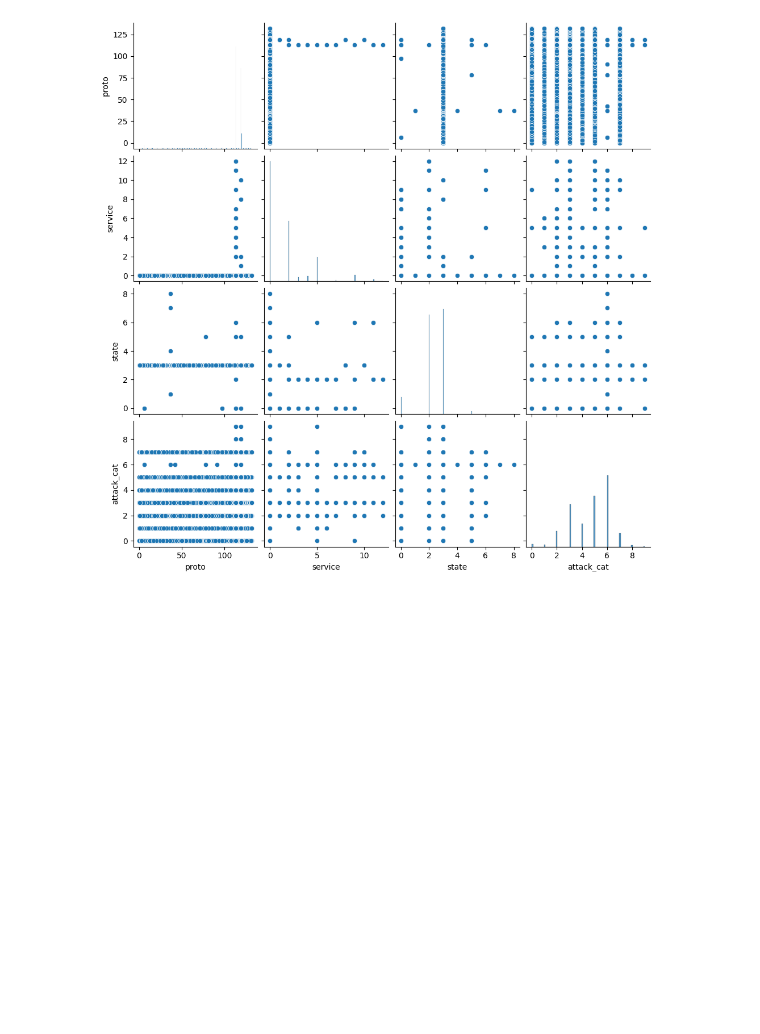
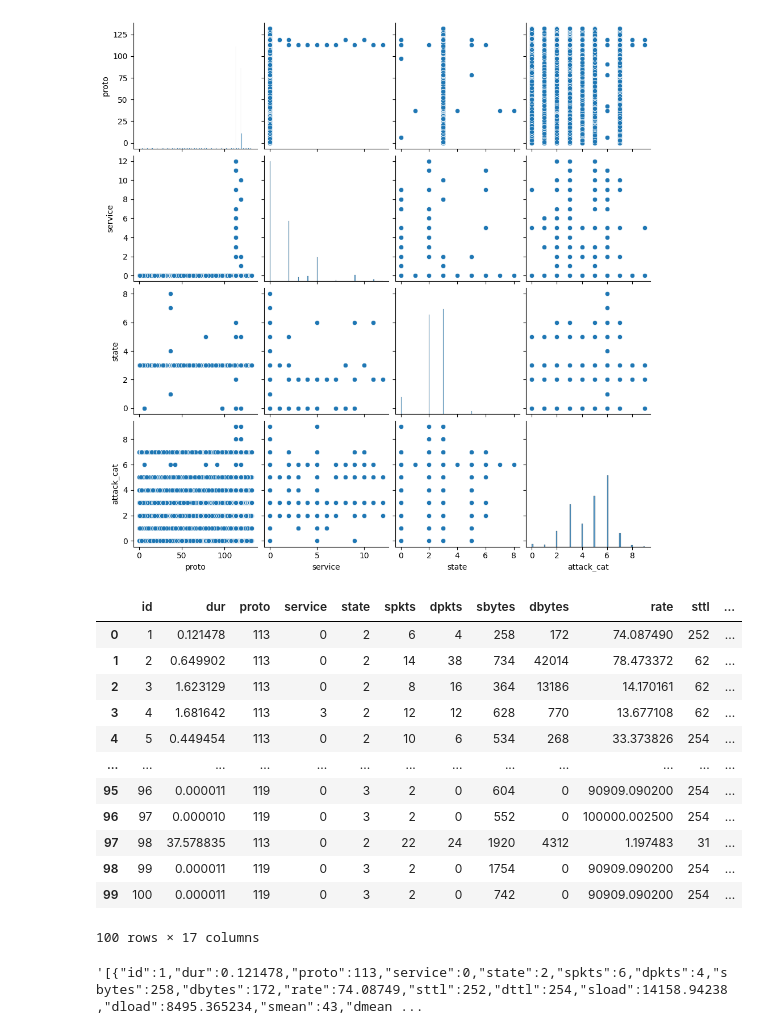
Before and after one commit to iampkumar02/task_, a Jupyter notebook: cleaning_preprocessing.ipynb, the cells around one changed output. Saved outputs shown, nothing was run; the diff lists cells and outputs as text; code cells hidden in the pictures; blank space fills up the shorter version.

```diff
--- a/cleaning_preprocessing.ipynb
+++ b/cleaning_preprocessing.ipynb
@@ -261,0 +266,26 @@ plt.show()
+# %%
+# Selecting only the first 100 rows
+train_first_100 = train.head(100)
+
+# Convert DataFrame to JSON format
+data_json = train_first_100.to_json(orient='records')
+# %%
+train_first_100
+# %% [output]
+|  | id | dur | proto | service | state | spkts | dpkts | sbytes | dbytes | rate | sttl | ... |
+| 0 | 1 | 0.121478 | 113 | 0 | 2 | 6 | 4 | 258 | 172 | 74.087490 | 252 | ... |
+| 1 | 2 | 0.649902 | 113 | 0 | 2 | 14 | 38 | 734 | 42014 | 78.473372 | 62 | ... |
+| 2 | 3 | 1.623129 | 113 | 0 | 2 | 8 | 16 | 364 | 13186 | 14.170161 | 62 | ... |
+| 3 | 4 | 1.681642 | 113 | 3 | 2 | 12 | 12 | 628 | 770 | 13.677108 | 62 | ... |
+| 4 | 5 | 0.449454 | 113 | 0 | 2 | 10 | 6 | 534 | 268 | 33.373826 | 254 | ... |
+| ... | ... | ... | ... | ... | ... | ... | ... | ... | ... | ... | ... | ... |
+| 95 | 96 | 0.000011 | 119 | 0 | 3 | 2 | 0 | 604 | 0 | 90909.090200 | 254 | ... |
+| 96 | 97 | 0.000010 | 119 | 0 | 3 | 2 | 0 | 552 | 0 | 100000.002500 | 254 | ... |
+| 97 | 98 | 37.578835 | 113 | 0 | 2 | 22 | 24 | 1920 | 4312 | 1.197483 | 31 | ... |
+| 98 | 99 | 0.000011 | 119 | 0 | 3 | 2 | 0 | 1754 | 0 | 90909.090200 | 254 | ... |
+| 99 | 100 | 0.000011 | 119 | 0 | 3 | 2 | 0 | 742 | 0 | 90909.090200 | 254 | ... |
+100 rows × 17 columns
+# %%
+data_json
+# %% [output]
+'[{"id":1,"dur":0.121478,"proto":113,"service":0,"state":2,"spkts":6,"dpkts":4,"sbytes":258,"dbytes":172,"rate":74.08749,"sttl":252,"dttl":254,"sload":14158.94238,"dload":8495.365234,"smean":43,"dmean ...
```
Also changed, not shown: parts of 20 cells of this notebook, 3 other files.
